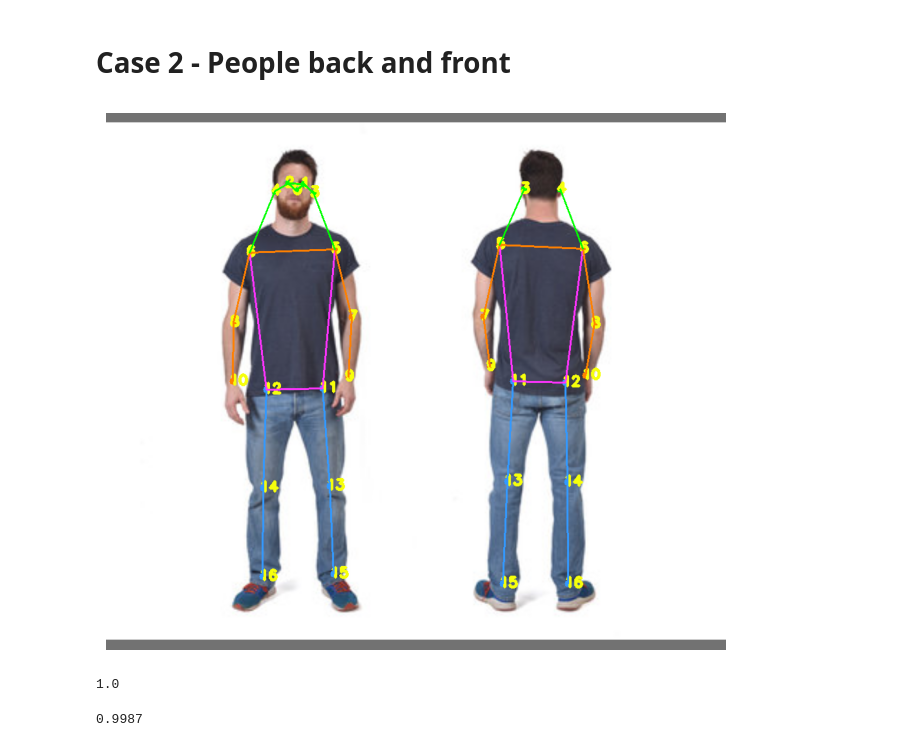
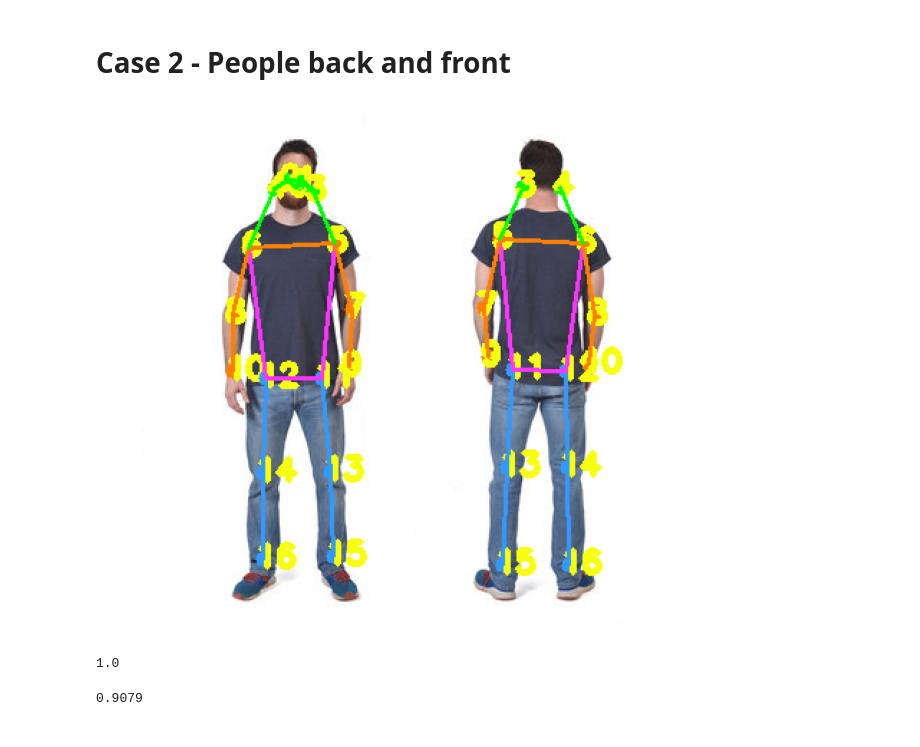
Before and after one commit to Tlaloc-Es/aipose, a Jupyter notebook: notebooks/pose_similarity.ipynb, the cells around one changed output. Saved outputs shown, nothing was run; the diff lists cells and outputs as text; code cells hidden in the pictures.

```diff
--- a/notebooks/pose_similarity.ipynb
+++ b/notebooks/pose_similarity.ipynb
@@ -77,10 +92,9 @@ plot_matrix(cm, classes, title)
 # Case 2 - People back and front
 # %%
 image: ndarray = cv2.imread('../person.jpg')
-prediction: List[YoloV7PoseKeypoints]
-image_tensor: ndarray
-prediction, image_tensor = model(image)
-img = plot(image_tensor, np.array([value.raw_keypoint for value in prediction]), plot_image=True, return_img=True)
+image = cv2.cvtColor(image, cv2.COLOR_BGR2RGB)
+yolo_v7_keypoints: List[YoloV7PoseKeypoints] = model(image)
+img = plot(image, np.array([value.raw_keypoint for value in yolo_v7_keypoints]), plot_image=True, return_img=True)
 # %% [output]
-[figure, old version]
+[figure, new version]
 # %%
@@ -88,7 +102,7 @@ prediction[0].cosine_similarity(prediction[0])
 # %% [output]
 1.0
 # %%
-prediction[1].turn()
-prediction[0].cosine_similarity(prediction[1])
+yolo_v7_keypoints[1].turn()
+yolo_v7_keypoints[0].cosine_similarity(yolo_v7_keypoints[1])
 # %% [output]
-0.9987
+0.9079
```
Also changed, not shown: parts of 4 cells of this notebook, 18 other files.
